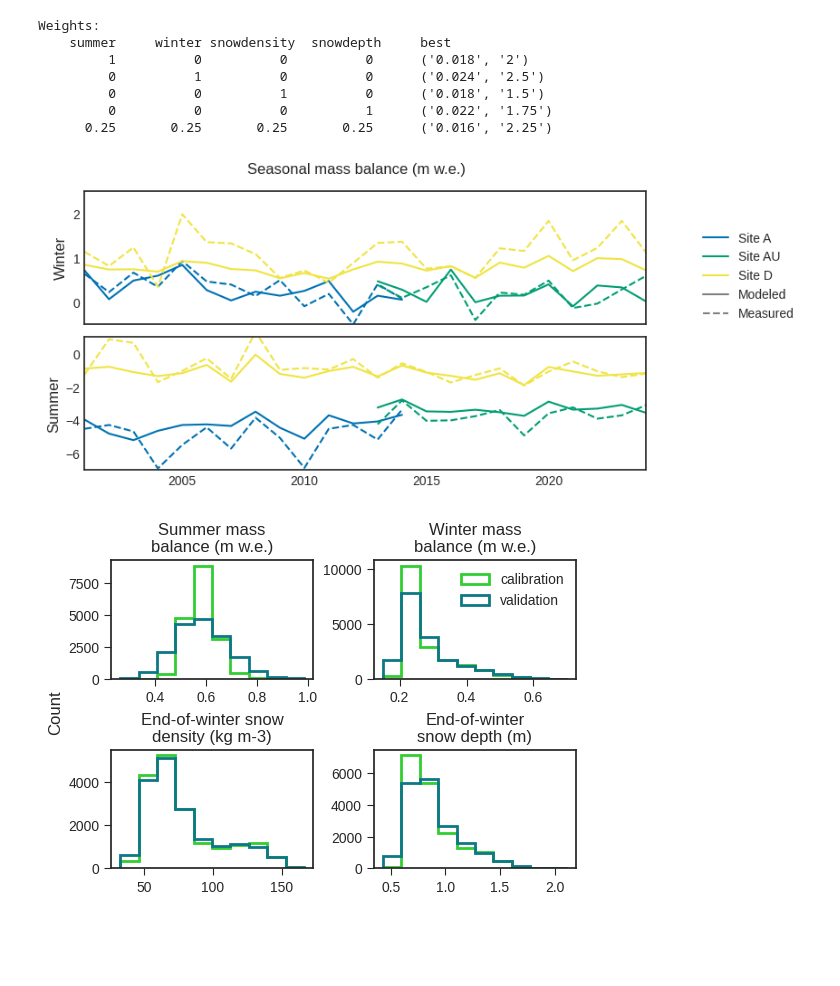
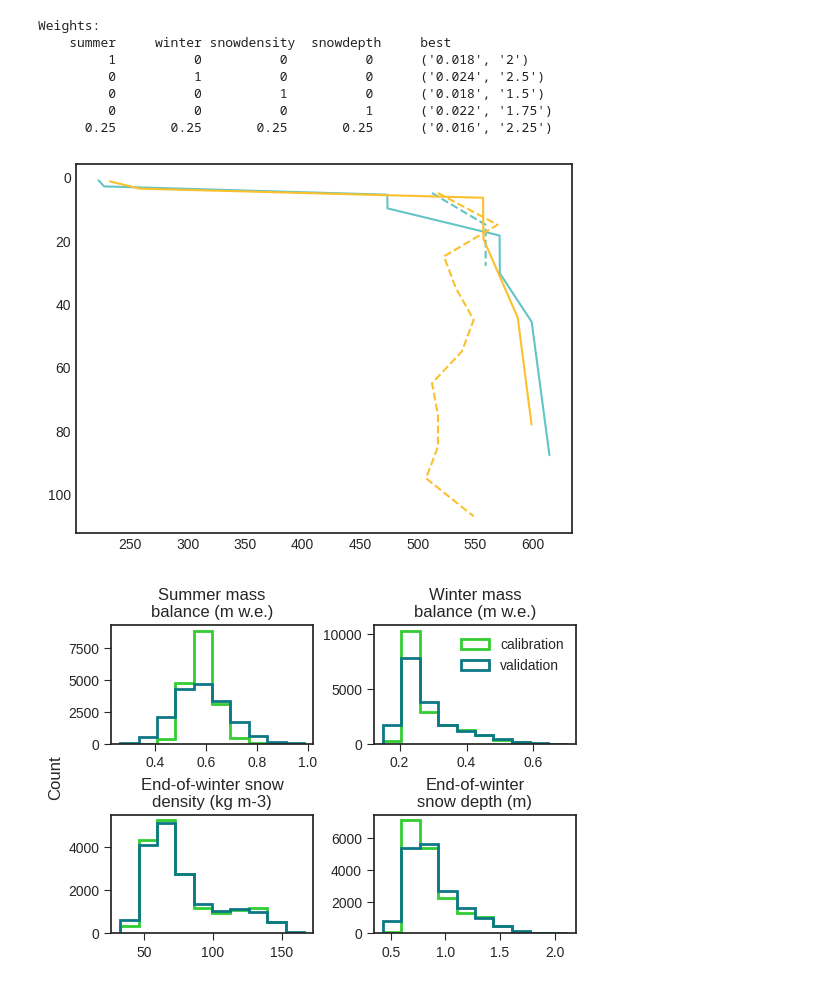
Before and after one commit to clairevwilson/PyGEM-EB, a Jupyter notebook: figs_results.ipynb, the cells around one changed output. Saved outputs shown, nothing was run; the diff lists cells and outputs as text; code cells hidden in the pictures; blank space fills up the shorter version.

```diff
--- a/figs_results.ipynb
+++ b/figs_results.ipynb
@@ -103,10 +103,36 @@ Weights:
          0          0          1          0      ('0.018', '1.5')
          0          0          0          1      ('0.022', '1.75')
       0.25       0.25       0.25       0.25      ('0.016', '2.25')
-# %%
-gsplot.plot_best_seasonal(best, result_dict)
-# %% [output]
-[figure, removed]
+# %%
+dsd = gsproc.get_any(result_dict, '0.016', '2.25', site='D', run_type='2024')
+dst = gsproc.get_any(result_dict, '0.016', '2.25', site='T', run_type='2024')
+pitsd = pd.read_csv('../MB_data/Point/gulkana/pitcore/Gulkana2024.08.21_Pit_D.csv')
+pitst = pd.read_csv('../MB_data/Point/gulkana/pitcore/Gulkana2024.08.20_Pit_T.csv')
+fig,ax = plt.subplots()
+for s,site in enumerate(['D','T']):
+    if site == 'D':
+        pit = pitsd
+        ds = dsd
+        date = pd.to_datetime('2024-08-21 14:00')
+    else:
+        pit = pitst
+        ds = dst
+        date = pd.to_datetime('2024-08-20 14:00')
+    # modeled density
+    ds = ds.isel(time=-1)
+    grainsize = ds.layergrainsize.values
+    lh = ds.layerheight.values[grainsize < 1999]
+    depth_mod = np.array([np.sum(lh[:i+1])-(lh[i]/2) for i in range(len(lh))]) * 100
+    dens_mod = ds.layerdensity.values[grainsize < 1999]
+
+    # measured density
+    depth_meas = pit['sample_bottom_depth'].values - 5
+    dens_meas = pit['sample_weight'].values / pit['volume'].values * 1000
+    ax.plot(dens_mod, depth_mod, color = gsproc.all_colors[s])
+    ax.plot(dens_meas, depth_meas, color = gsproc.all_colors[s], linestyle='--')
+ax.invert_yaxis()
+# %% [output]
+[figure, added]
 # %%
 # ===== COMPARE VALIDATION TO CALIBRATION =====
 gsplot.compare_calib_valid(error_list, all_calib, all_valid, savefig=True)
```
Also changed, not shown: parts of 3 cells of this notebook, 1 other file.
